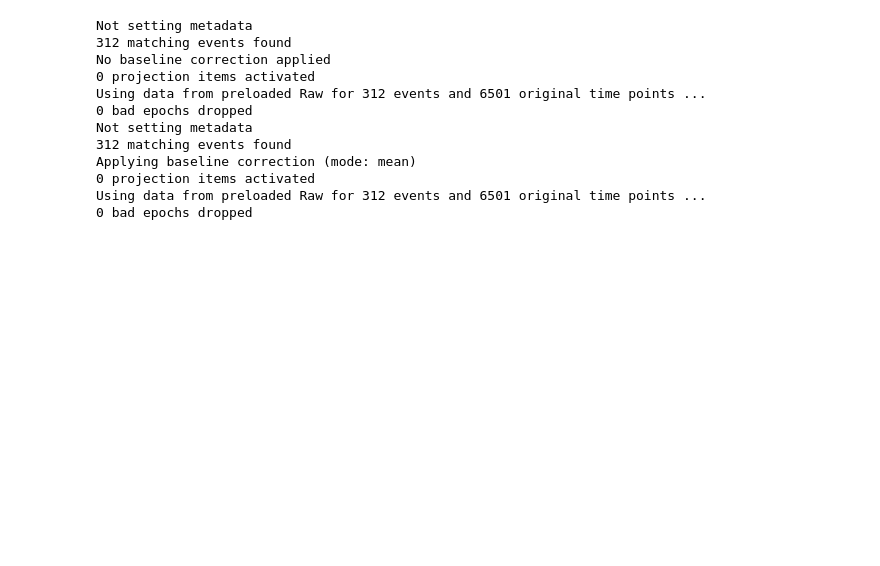
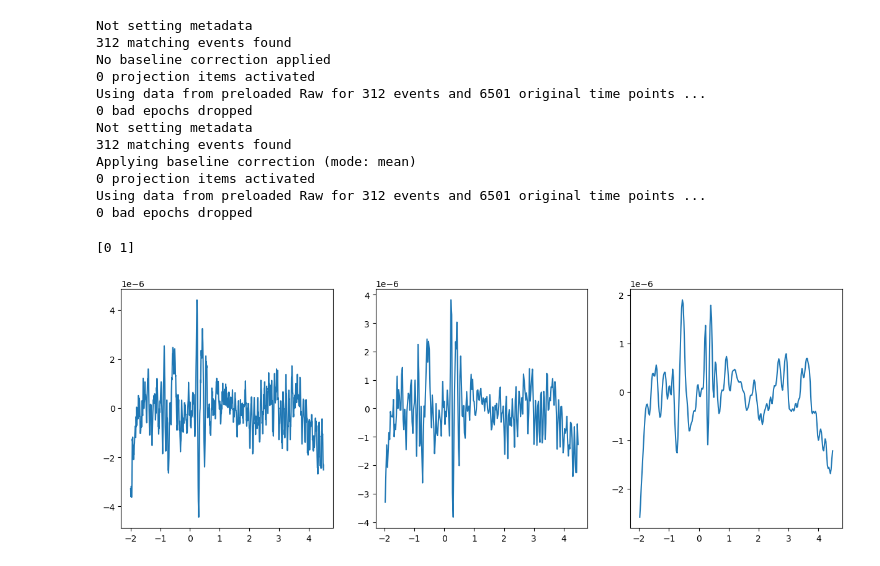
Before and after one commit to mindemory/srh_ori, a Jupyter notebook: oriAnalysis/analyzeEEG/testEEG.ipynb, the cells around one changed output. Saved outputs shown, nothing was run; the diff lists cells and outputs as text; code cells hidden in the pictures; blank space fills up the shorter version.

```diff
--- a/oriAnalysis/analyzeEEG/testEEG.ipynb
+++ b/oriAnalysis/analyzeEEG/testEEG.ipynb
@@ -19,7 +37,7 @@ day = 3
 p = load_paths(subjID, day)
 # Load behavioral data
 master_df = pd.read_csv(os.path.join(p['meta'], 'master_df.csv'))
-behav_df = master_df[(master_df['subjID'] == subjID) & (master_df['day'] == 1)]
+behav_df = master_df[(master_df['subjID'] == subjID) & (master_df['day'] == day)]
 relevCols = [col for col in behav_df.columns if 'oriArray_' not in col]
 behav_df = behav_df[relevCols]
 # Load raw data
@@ -48,10 +66,15 @@ right_occ_elecs = ['O2', 'PO4', 'PO8', 'P2', 'P4', 'P8']
 left_par_elecs = ['P7', 'P5', 'P3', 'CP5', 'CP3', 'CP1', 'C5', 'C3', 'C1']
 right_par_elecs = ['P8', 'P6', 'P4', 'CP6', 'CP4', 'CP2', 'C6', 'C4', 'C2']
 
+left_elecs = ['O1', 'PO3', 'PO7', 'P1', 'P3', 'P7', 'P5', 'CP5', 'CP3', 'CP1', 'C5', 'C3', 'C1']
+right_elecs = ['O2', 'PO4', 'PO8', 'P2', 'P4', 'P8', 'P6', 'CP6', 'CP4', 'CP2', 'C6', 'C4', 'C2']
+
 left_occ_elecs = [elec for elec in left_occ_elecs if elec in raw_data.ch_names]
 right_occ_elecs = [elec for elec in right_occ_elecs if elec in raw_data.ch_names]
 left_par_elecs = [elec for elec in left_par_elecs if elec in raw_data.ch_names]
 right_par_elecs = [elec for elec in right_par_elecs if elec in raw_data.ch_names]
+left_elecs = [elec for elec in left_elecs if elec in raw_data.ch_names]
+right_elecs = [elec for elec in right_elecs if elec in raw_data.ch_names]
 # trials_list = getTrials(raw_data, events_dict, events)
 # %% [output]
 Running pre-processing ...
@@ -75,3 +98,7 @@ Applying ICA to Raw instance
     Transforming to ICA space (40 components)
     Zeroing out 2 ICA components
     Projecting back using 55 PCA components
+# %%
+if 'Cz' not in raw_data.ch_names:
+    raw_data = raw_data.add_reference_channels(ref_channels=['Cz'])
+raw_data.set_eeg_reference(ref_channels='average')
@@ -93,3 +142,36 @@ Applying baseline correction (mode: mean)
 0 projection items activated
 Using data from preloaded Raw for 312 events and 6501 original time points ...
 0 bad epochs dropped
+# %%
+w_size = 1.5
+down_wsize = 25
+t_array = epochData.times
+X = epochData.get_data(copy=True)
+occ_elecs = left_occ_elecs + right_occ_elecs
+occElecsIdx = [epochData.ch_names.index(elec) for elec in occ_elecs]
+X = X[:, occElecsIdx, :]
+y_hemi = behav_df['stimPF'].values
+y_ori = behav_df['targOriCategory'].values
+y_ori_cat = [0 if ori == 30 or ori == 60 else 1 for ori in y_ori]
+
+y__ = np.empty_like(y_ori)
+y__[((np.array(y_ori) == 30) | (np.array(y_ori) == 60)) & (np.array(y_hemi) == 1)] = 0
+y__[((np.array(y_ori) == 30) | (np.array(y_ori) == 60)) & (np.array(y_hemi) == 0)] = 1
+y__[((np.array(y_ori) == 120) | (np.array(y_ori) == 150)) & (np.array(y_hemi) == 1)] = 2
+y__[((np.array(y_ori) == 120) | (np.array(y_ori) == 150)) & (np.array(y_hemi) == 0)] = 3
+
+y__ = [0 if y__ == 0 or y__ == 1 else 1 for y__ in y__]
+print(np.unique(y__))
+# X_down, t_array_down = moving_average_downsample(X, t_array, window_size=down_wsize)
+X_down, t_array_down = X[:, :, down_wsize:-down_wsize:down_wsize], t_array[down_wsize:-down_wsize:down_wsize]
+# X_smooth = smooth_data(X, window_size=w_size)
+X_smooth = gaussian_smooth_1d(X_down, sigma=w_size)
+
+f, ax = plt.subplots(1, 3, figsize=(15, 5))
+ax[0].plot(t_array, X[inPF_trials, :, :].mean(axis=(0,1)))
+ax[1].plot(t_array_down, X_down[inPF_trials, :, :].mean(axis=(0,1)))
+ax[2].plot(t_array_down, X_smooth[inPF_trials, :, :].mean(axis=(0,1)))
+plt.show()
+# %% [output]
+[0 1]
+[figure, added]
```
Also changed, not shown: parts of 20 cells of this notebook, 4 other files.
